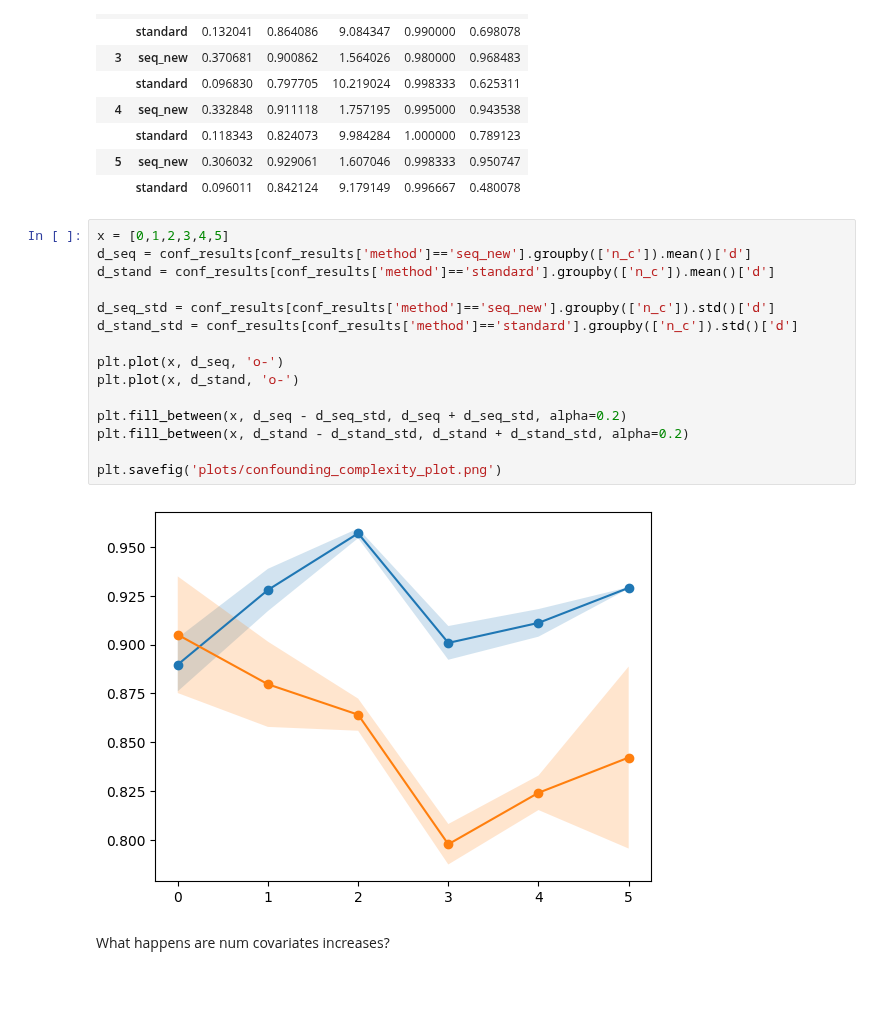
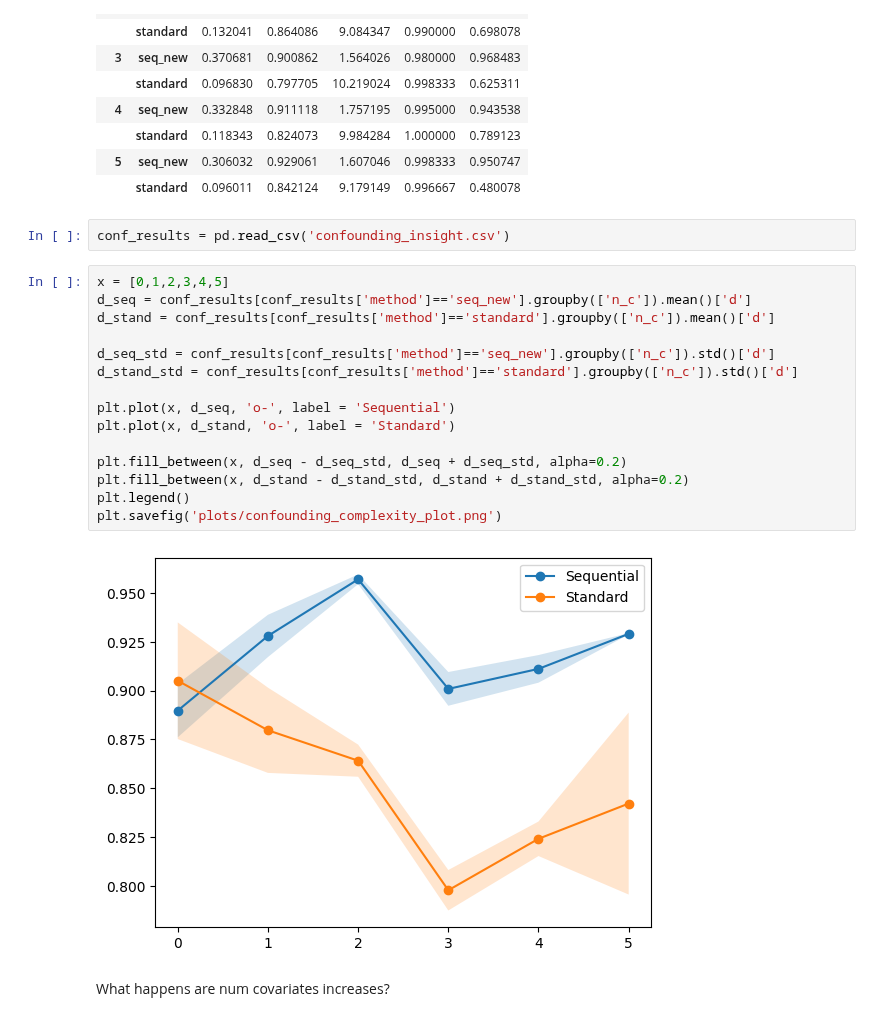
Before and after one commit to harrya32/causal_synthetic_data, a Jupyter notebook: Experiments/Experiments.ipynb, the cells around one changed output. Drawn from its saved outputs; the diff is of its cells as text; blank space fills up the shorter version.

```diff
--- a/Experiments/Experiments.ipynb
+++ b/Experiments/Experiments.ipynb
@@ -2148,23 +2162,25 @@ conf_results.groupby(['n_c', 'method']).mean()
 |  | standard | 0.118343 | 0.824073 | 9.984284 | 1.000000 | 0.789123 |
 | 5 | seq_new | 0.306032 | 0.929061 | 1.607046 | 0.998333 | 0.950747 |
 |  | standard | 0.096011 | 0.842124 | 9.179149 | 0.996667 | 0.480078 |
+# %%
+conf_results = pd.read_csv('confounding_insight.csv')
 # %%
 x = [0,1,2,3,4,5]
 d_seq = conf_results[conf_results['method']=='seq_new'].groupby(['n_c']).mean()['d']
 d_stand = conf_results[conf_results['method']=='standard'].groupby(['n_c']).mean()['d']
 
 d_seq_std = conf_results[conf_results['method']=='seq_new'].groupby(['n_c']).std()['d']
 d_stand_std = conf_results[conf_results['method']=='standard'].groupby(['n_c']).std()['d']
 
-plt.plot(x, d_seq, 'o-')
-plt.plot(x, d_stand, 'o-')
+plt.plot(x, d_seq, 'o-', label = 'Sequential')
+plt.plot(x, d_stand, 'o-', label = 'Standard')
 
 plt.fill_between(x, d_seq - d_seq_std, d_seq + d_seq_std, alpha=0.2)
 plt.fill_between(x, d_stand - d_stand_std, d_stand + d_stand_std, alpha=0.2)
-
+plt.legend()
 plt.savefig('plots/confounding_complexity_plot.png')
 # %% [output]
-[figure, old version]
+[figure, new version]
 # %% [markdown]
 What happens are num covariates increases?
 # %%
```
Also changed, not shown: parts of 10 cells of this notebook, 49 other files.
